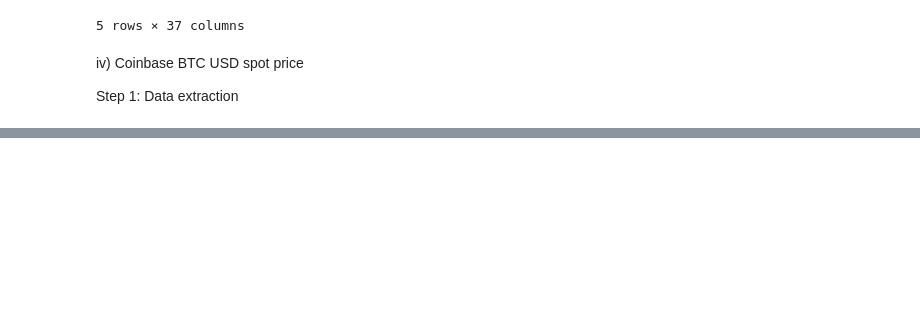
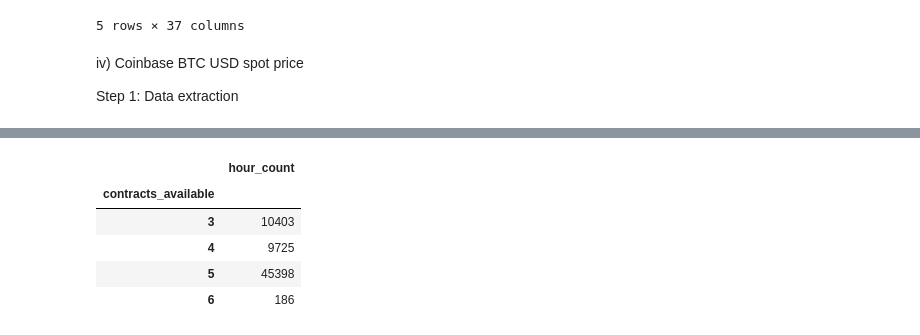
Before and after one commit to jade-lam/CQF, a Jupyter notebook: CQF_Final_Project.ipynb, the cells around one changed output, grey strips where cells are left out. Cells and saved outputs as stored; diff of their text form; code cells hidden in the pictures; blank space fills up the shorter version.

```diff
--- a/CQF_Final_Project.ipynb
+++ b/CQF_Final_Project.ipynb
@@ -1779,0 +1439,85 @@ df_deribit_futures.head()
+# %%
+# Inspect cleaned Deribit BTC futures panel
+print("Deribit shape:", df_deribit_futures.shape)
+print("Deribit date range:", df_deribit_futures["timestamp"].min(), "to", df_deribit_futures["timestamp"].max())
+print("Deribit instruments:", df_deribit_futures["instrument_name"].nunique())
+
+# Confirm logical key uniqueness
+duplicate_contract_timestamp_rows = df_deribit_futures[df_deribit_futures.duplicated(subset=["timestamp", "instrument_name"], keep=False)]
+print("Deribit duplicated instrument-timestamp rows:", len(duplicate_contract_timestamp_rows))
+
+if not duplicate_contract_timestamp_rows.empty:
+    display(duplicate_contract_timestamp_rows.sort_values(["instrument_name", "timestamp"]))
+
+# Check OHLC consistency
+invalid_ohlc_rows = df_deribit_futures[
+    (df_deribit_futures["high"] < df_deribit_futures["low"]) | (df_deribit_futures["high"] < df_deribit_futures[["open", "close"]].max(axis=1)) |
+    (df_deribit_futures["low"] > df_deribit_futures[["open", "close"]].min(axis=1))]
+
+print("Deribit invalid OHLC rows:", len(invalid_ohlc_rows))
+
+if not invalid_ohlc_rows.empty:
+    display(invalid_ohlc_rows.sort_values(["instrument_name", "timestamp"]))
+
+# Check non-positive prices and negative activity fields
+invalid_price_rows = df_deribit_futures[(df_deribit_futures[["open", "high", "low", "close"]] <= 0).any(axis=1)]
+
+negative_activity_rows = df_deribit_futures[(df_deribit_futures["volume"] < 0) | (df_deribit_futures["cost"] < 0)]
+
+print("Deribit non-positive price rows:", len(invalid_price_rows))
+print("Deribit negative volume or cost rows:", len(negative_activity_rows))
+
+if not invalid_price_rows.empty:
+    display(invalid_price_rows.sort_values(["instrument_name", "timestamp"]))
+
+if not negative_activity_rows.empty:
+    display(negative_activity_rows.sort_values(["instrument_name", "timestamp"]))
+
+# Inspect history available for each instrument
+deribit_instrument_summary = (df_deribit_futures.groupby([
+            "instrument_name",
+            "instrument_family",
+            "expiration_timestamp"],
+        dropna=False).agg(
+        row_count=("timestamp", "size"),
+        first_timestamp=("timestamp", "min"),
+        last_timestamp=("timestamp", "max"))
+    .reset_index()
+    .sort_values(
+        ["expiration_timestamp", "instrument_name"],
+        na_position="last"))
+
+display(deribit_instrument_summary)
+
+# Inspect missing hourly timestamps within each instrument
+deribit_continuity_summary = []
+
+for instrument_name, instrument_data in df_deribit_futures.groupby("instrument_name"):
+    instrument_timestamps = (instrument_data["timestamp"].drop_duplicates().sort_values())
+
+    expected_timestamps = pd.date_range(start=instrument_timestamps.min(), end=instrument_timestamps.max(), freq="1h", tz="UTC")
+
+    missing_timestamps = expected_timestamps.difference(pd.DatetimeIndex(instrument_timestamps))
+
+    deribit_continuity_summary.append({
+            "instrument_name": instrument_name,
+            "observed_rows": len(instrument_timestamps),
+            "expected_hours": len(expected_timestamps),
+            "missing_hours": len(missing_timestamps),
+            "first_timestamp": instrument_timestamps.min(),
+            "last_timestamp": instrument_timestamps.max()})
+
+deribit_continuity_summary = (pd.DataFrame(deribit_continuity_summary).sort_values(["missing_hours", "instrument_name"],ascending=[False, True]).reset_index(drop=True))
+display(deribit_continuity_summary)
+
+# Inspect number of Deribit contracts available each hour
+deribit_contracts_per_hour = (df_deribit_futures.groupby("timestamp")["instrument_name"].nunique())
+
+print("Contracts available per hour - minimum:", deribit_contracts_per_hour.min())
+
+print("Contracts available per hour - median:", deribit_contracts_per_hour.median())
+
+print("Contracts available per hour - maximum:", deribit_contracts_per_hour.max())
+
+display(deribit_contracts_per_hour.value_counts().sort_index().rename_axis("contracts_available").to_frame("hour_count"))
+# %% [output]
@@ -1779,0 +1568,6 @@ df_deribit_futures.head()
+|  | hour_count |
+| contracts_available |  |
+| 3 | 10403 |
+| 4 | 9725 |
+| 5 | 45398 |
+| 6 | 186 |
```
Also changed, not shown: parts of 17 cells of this notebook.
